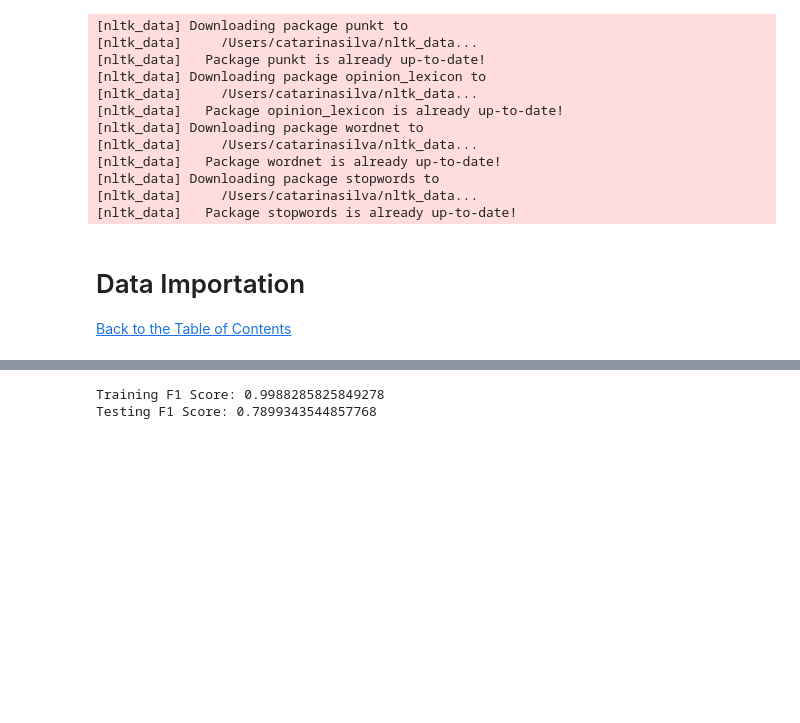
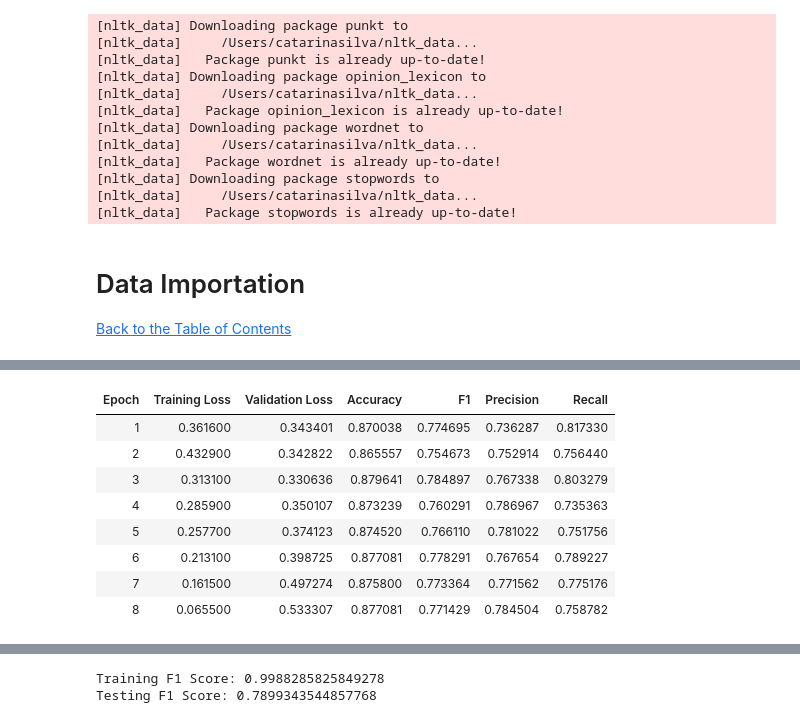
Before and after one commit to Catarinacpns/Airbnb-predicting-property-delisting-NLP-, a Jupyter notebook: notebooks/04_model_testing_eval.ipynb, the cells around one changed output, grey strips where cells are left out. Cells and saved outputs as stored; diff of their text form; code cells hidden in the pictures; blank space fills up the shorter version.

```diff
--- a/notebooks/04_model_testing_eval.ipynb
+++ b/notebooks/04_model_testing_eval.ipynb
@@ -212,5 +189,5 @@ print(test_scores_lg_tfidf['best_score'][0])
 # %%
-knn_model = KNeighborsClassifier()
+nn_model = KNeighborsClassifier()
 
 # Define the hyperparameters for randomized search
 hyperparameters = {
@@ -682,0 +1408,15 @@ recall_distilbert = recall_score(val_y_true, val_y_pred)
+# %%
+y_train = y_train.reset_index(drop=True)
+X_train = X_train.reset_index(drop=True)
+y_val = y_val.reset_index(drop=True)
+X_val = X_val.reset_index(drop=True)
+# %%
+def prepare_data(X, y):
+    data = pd.DataFrame({
+        'text': X['cleaned_comments'] + ' [SEP] ' + X['cleaned_host'] + ' [SEP] ' + X['cleaned_description'],
+        'label': y
+    })
+    return data
+# %%
+train_data = prepare_data(X_train, y_train)
+val_data = prepare_data(X_val, y_val)
@@ -682,0 +1455,63 @@ recall_distilbert = recall_score(val_y_true, val_y_pred)
+# %%
+tokenizer = DistilBertTokenizer.from_pretrained('distilbert-base-uncased')
+model = DistilBertForSequenceClassification.from_pretrained('distilbert-base-uncased', num_labels=2)
+
+max_length = 512  # Increase max_length to 512
+
+train_dataset = BinaryClassificationDataset(train_data, tokenizer, max_len)
+
+# DataLoader
+train_loader = DataLoader(train_dataset, batch_size=16, shuffle=True)
+
+# Define training arguments
+training_args = TrainingArguments(
+    output_dir='./results',
+    num_train_epochs=8,  # Increase epochs to 8
+    per_device_train_batch_size=16,  # Adjust batch size
+    per_device_eval_batch_size=16,  # Adjust batch size
+    warmup_steps=1000,  # Increase warm-up steps
+    weight_decay=0.001,  # Adjust weight decay
+    logging_dir='./logs',
+    logging_steps=10,
+    evaluation_strategy="epoch",
+    save_strategy="epoch",
+    save_total_limit=1,
+    load_best_model_at_end=True,
+    metric_for_best_model='f1',
+    greater_is_better=True,
+)
+
+# Compute metrics
+def compute_metrics(pred):
+    labels = pred.label_ids
+    preds = pred.predictions.argmax(-1)
+    precision, recall, f1, _ = precision_recall_fscore_support(labels, preds, average='binary')
+    acc = accuracy_score(labels, preds)
+    return {
+        'accuracy': acc,
+        'f1': f1,
+        'precision': precision,
+        'recall': recall
+    }
+
+
+# Initialize Trainer
+trainer = Trainer(
+    train_dataset=train_dataset,
+    eval_dataset=val_dataset,
+    model=model,
+    args=training_args,
+    tokenizer=tokenizer,
+    compute_metrics=compute_metrics,
+)
+
+# Train the model
+trainer.train()
+
+# Evaluate on validation set
+results = trainer.evaluate()
+
+print("Validation Results:")
+for key, value in results.items():
+    print(f"{key}: {value}")
+# %% [output]
@@ -682,0 +1521,9 @@ recall_distilbert = recall_score(val_y_true, val_y_pred)
+| Epoch | Training Loss | Validation Loss | Accuracy | F1 | Precision | Recall |
+| 1 | 0.361600 | 0.343401 | 0.870038 | 0.774695 | 0.736287 | 0.817330 |
+| 2 | 0.432900 | 0.342822 | 0.865557 | 0.754673 | 0.752914 | 0.756440 |
+| 3 | 0.313100 | 0.330636 | 0.879641 | 0.784897 | 0.767338 | 0.803279 |
+| 4 | 0.285900 | 0.350107 | 0.873239 | 0.760291 | 0.786967 | 0.735363 |
+| 5 | 0.257700 | 0.374123 | 0.874520 | 0.766110 | 0.781022 | 0.751756 |
+| 6 | 0.213100 | 0.398725 | 0.877081 | 0.778291 | 0.767654 | 0.789227 |
+| 7 | 0.161500 | 0.497274 | 0.875800 | 0.773364 | 0.771562 | 0.775176 |
+| 8 | 0.065500 | 0.533307 | 0.877081 | 0.771429 | 0.784504 | 0.758782 |
```
Also changed, not shown: parts of 187 cells of this notebook, 1 other file.
